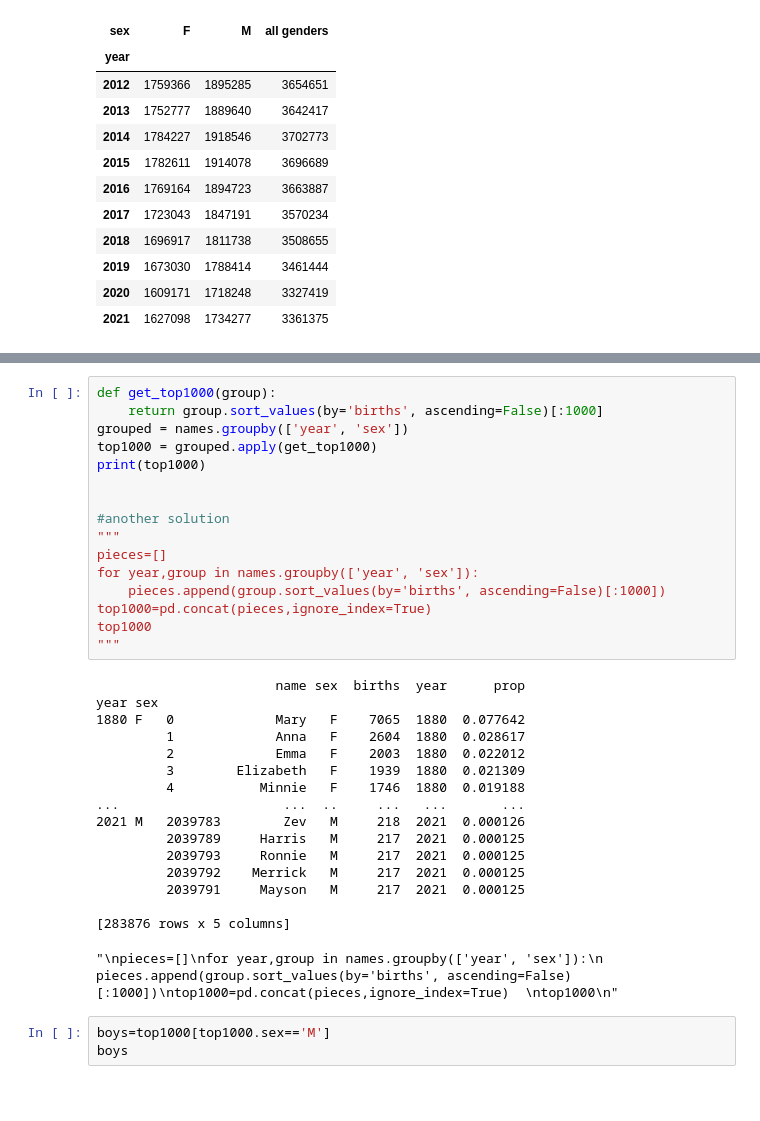
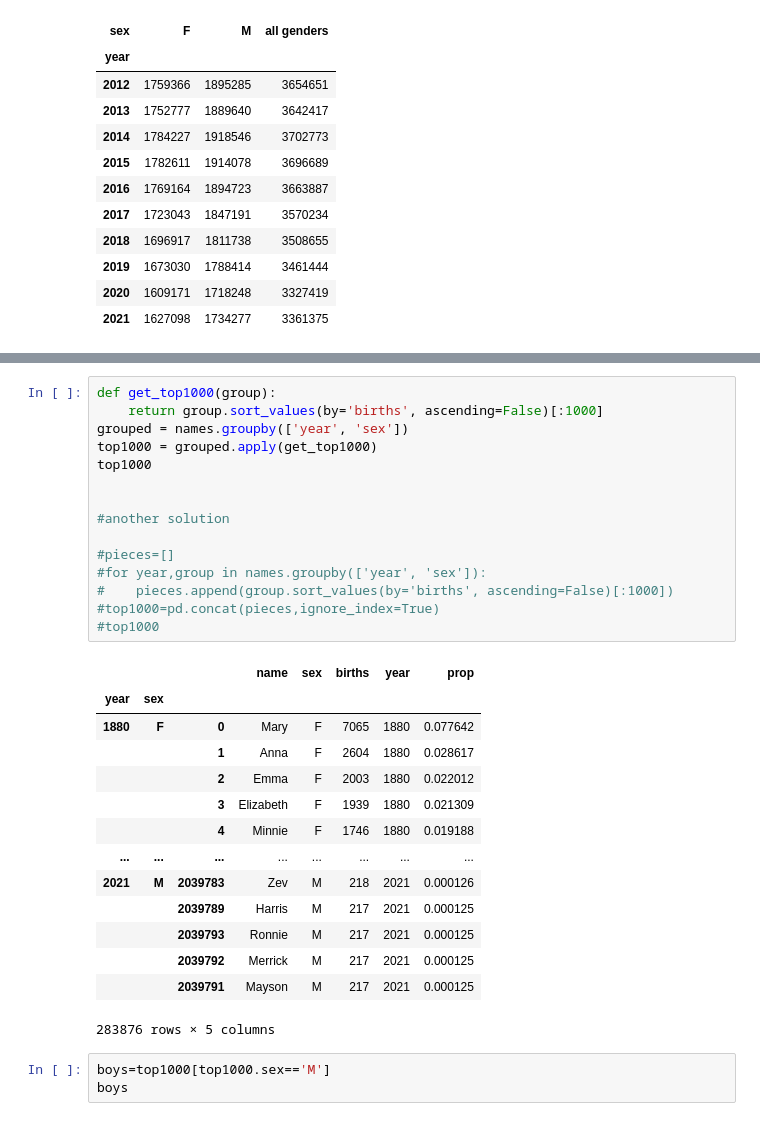
Before and after one commit to omarshaarawy111/Data_Science_Repo, a Jupyter notebook: DA/Chapter 2/Project_3_US_Baby_Names_1880-2010/Chp_2.ipynb, the cells around one changed output, grey strips where cells are left out. Cells and saved outputs as stored; diff of their text form; blank space fills up the shorter version.

```diff
--- a/DA/Chapter 2/Project_3_US_Baby_Names_1880-2010/Chp_2.ipynb
+++ b/DA/Chapter 2/Project_3_US_Baby_Names_1880-2010/Chp_2.ipynb
@@ -120,36 +120,33 @@ total_births.plot(title='Total births by sex and year')
 # %%
 def get_top1000(group):
     return group.sort_values(by='births', ascending=False)[:1000]
 grouped = names.groupby(['year', 'sex'])
 top1000 = grouped.apply(get_top1000)
-print(top1000)
+top1000
 
 
 #another solution
-"""
-pieces=[]
-for year,group in names.groupby(['year', 'sex']):
-    pieces.append(group.sort_values(by='births', ascending=False)[:1000])
-top1000=pd.concat(pieces,ignore_index=True)
-top1000
-"""
+
+#pieces=[]
+#for year,group in names.groupby(['year', 'sex']):
+#    pieces.append(group.sort_values(by='births', ascending=False)[:1000])
+#top1000=pd.concat(pieces,ignore_index=True)
+#top1000
 # %% [output]
+|  |  |  | name | sex | births | year | prop |
+| year | sex |  |  |  |  |  |  |
+| 1880 | F | 0 | Mary | F | 7065 | 1880 | 0.077642 |
+|  |  | 1 | Anna | F | 2604 | 1880 | 0.028617 |
+|  |  | 2 | Emma | F | 2003 | 1880 | 0.022012 |
+|  |  | 3 | Elizabeth | F | 1939 | 1880 | 0.021309 |
+|  |  | 4 | Minnie | F | 1746 | 1880 | 0.019188 |
+| ... | ... | ... | ... | ... | ... | ... | ... |
+| 2021 | M | 2039783 | Zev | M | 218 | 2021 | 0.000126 |
+|  |  | 2039789 | Harris | M | 217 | 2021 | 0.000125 |
+|  |  | 2039793 | Ronnie | M | 217 | 2021 | 0.000125 |
+|  |  | 2039792 | Merrick | M | 217 | 2021 | 0.000125 |
+|  |  | 2039791 | Mayson | M | 217 | 2021 | 0.000125 |
-                       name sex  births  year      prop
-year sex
-1880 F   0             Mary   F    7065  1880  0.077642
-         1             Anna   F    2604  1880  0.028617
-         2             Emma   F    2003  1880  0.022012
-         3        Elizabeth   F    1939  1880  0.021309
-         4           Minnie   F    1746  1880  0.019188
-...                     ...  ..     ...   ...       ...
-2021 M   2039783        Zev   M     218  2021  0.000126
-         2039789     Harris   M     217  2021  0.000125
-         2039793     Ronnie   M     217  2021  0.000125
-         2039792    Merrick   M     217  2021  0.000125
-         2039791     Mayson   M     217  2021  0.000125
-
-[283876 rows x 5 columns]
+283876 rows × 5 columns
-"\npieces=[]\nfor year,group in names.groupby(['year', 'sex']):\n    pieces.append(group.sort_values(by='births', ascending=False)[:1000])\ntop1000=pd.concat(pieces,ignore_index=True)  \ntop1000\n"
 # %%
 boys=top1000[top1000.sex=='M']
 boys
```
Also changed, not shown: parts of 10 cells of this notebook.
